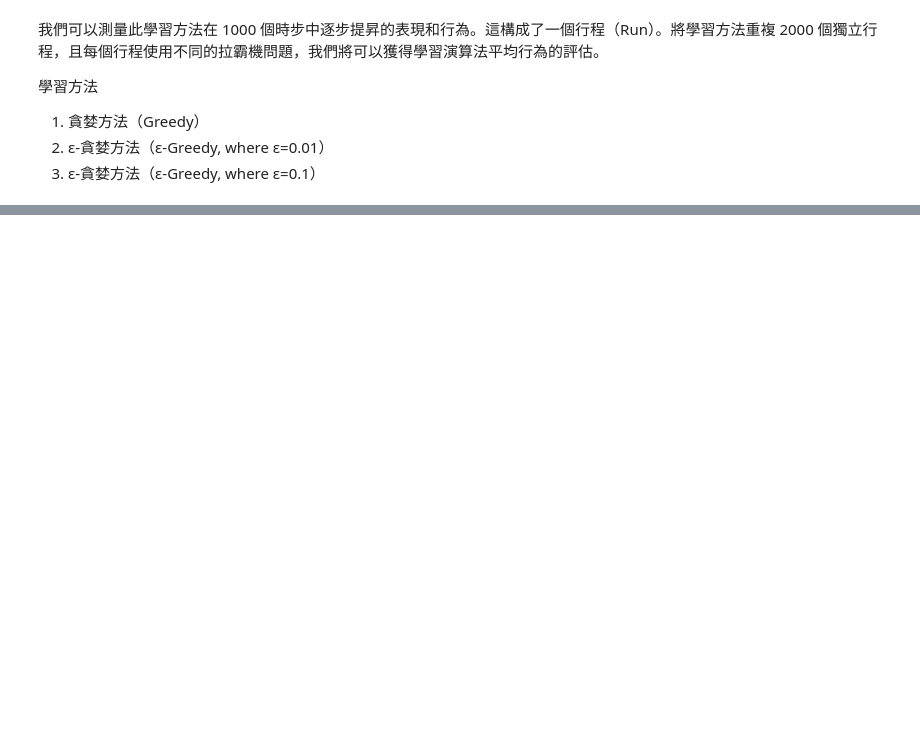
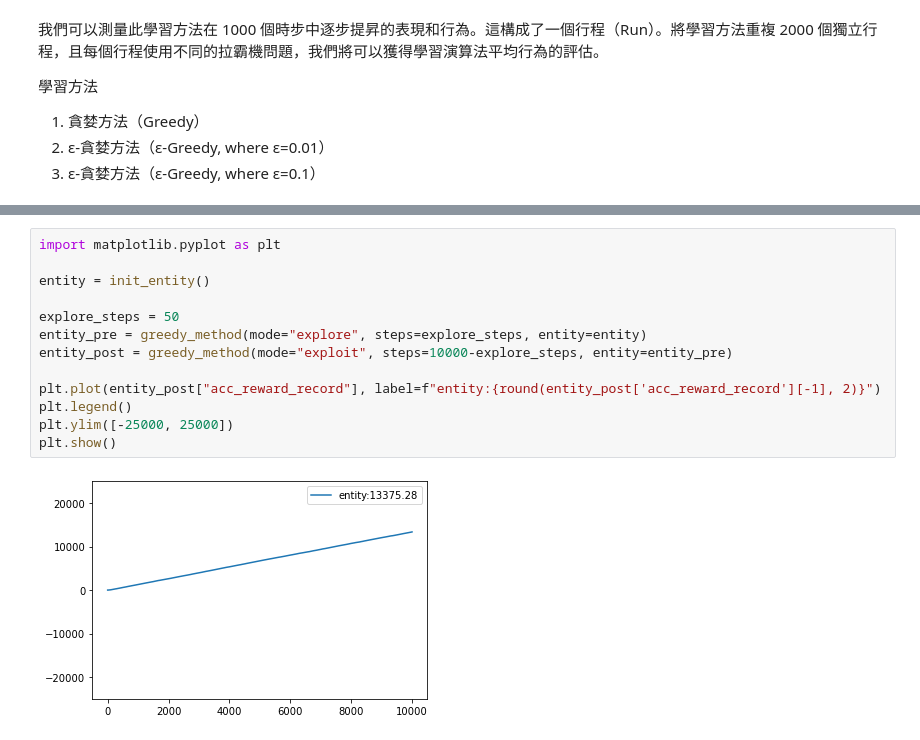
Before and after one commit to Ratherman/Reinforcement-Learning, a Jupyter notebook: CH2.ipynb, the cells around one changed output, grey strips where cells are left out. Cells and saved outputs as stored; diff of their text form; blank space fills up the shorter version.

```diff
--- a/CH2.ipynb
+++ b/CH2.ipynb
@@ -123,0 +152,15 @@ prior_knowledge_reward = {
+# %%
+import matplotlib.pyplot as plt
+
+entity = init_entity()
+
+explore_steps = 50
+entity_pre = greedy_method(mode="explore", steps=explore_steps, entity=entity)
+entity_post = greedy_method(mode="exploit", steps=10000-explore_steps, entity=entity_pre)
+
+plt.plot(entity_post["acc_reward_record"], label=f"entity:{round(entity_post['acc_reward_record'][-1], 2)}")
+plt.legend()
+plt.ylim([-25000, 25000])
+plt.show()
+# %% [output]
+[figure, added]
```
Also changed, not shown: parts of 4 cells of this notebook.
